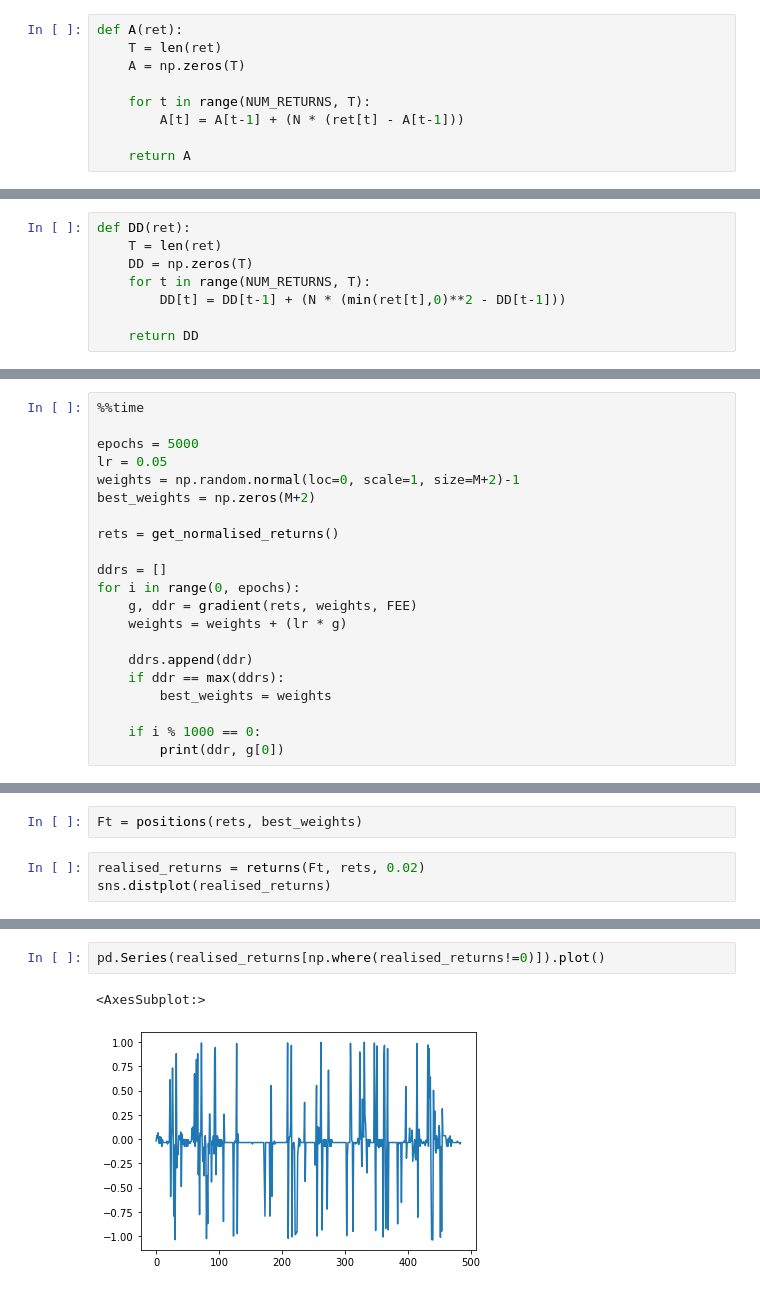
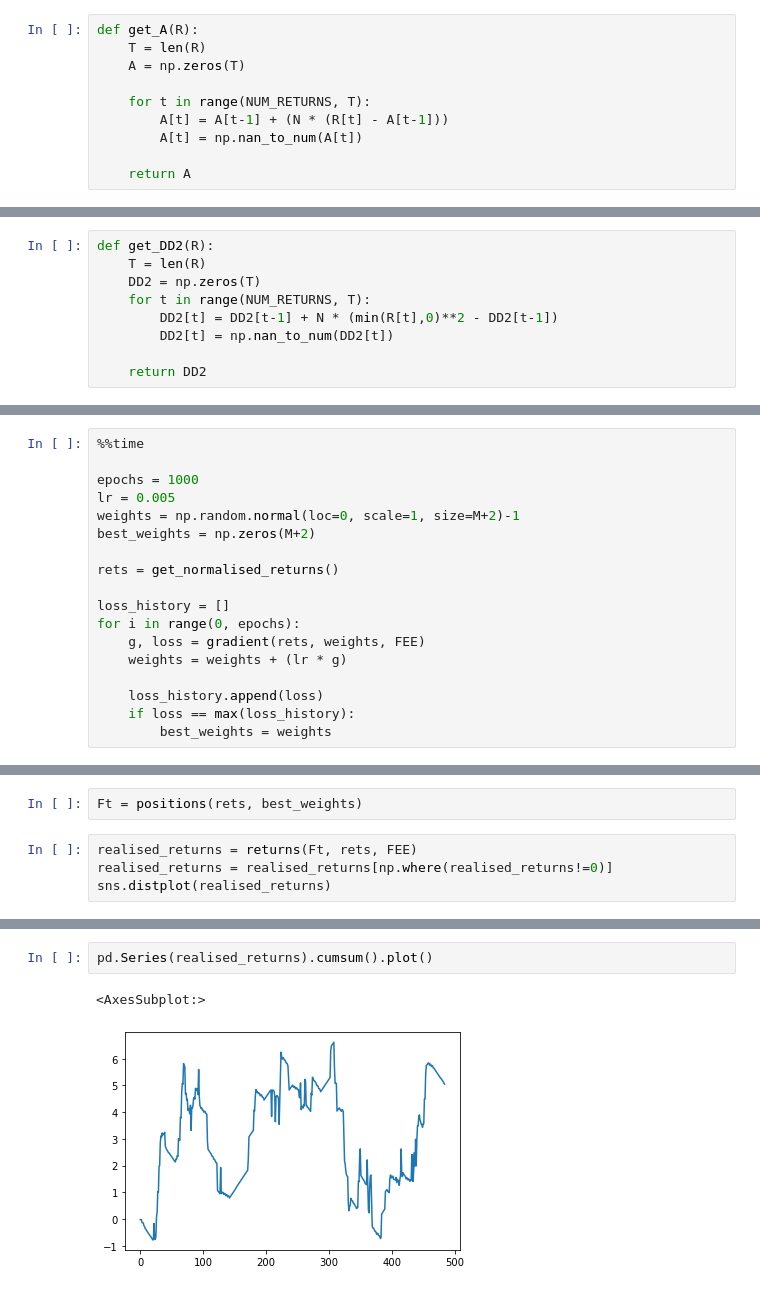
Before and after one commit to Tiergarten/reinforcement-trader, a Jupyter notebook: 3_reinforcement_trading_simple.ipynb, the cells around one changed output, grey strips where cells are left out. Saved outputs shown, nothing was run; the diff lists cells and outputs as text.

Commit message:
move to use notation from paper. graph loss

```diff
--- a/3_reinforcement_trading_simple.ipynb
+++ b/3_reinforcement_trading_simple.ipynb
@@ -105,25 +115,27 @@ Where $$DD_{T} = (\frac{1}{T}\sum \limits _{t=1} ^ {T} min \{R_{t},0\}^2)^\frac{
 Exponential moving average of returns:
 $$A_{t} = A_{t-1} + n(R_{t} - A_{t-1})$$
 # %%
-def A(ret):
-    T = len(ret)
+def get_A(R):
+    T = len(R)
     A = np.zeros(T)
 
     for t in range(NUM_RETURNS, T):
-        A[t] = A[t-1] + (N * (ret[t] - A[t-1]))
+        A[t] = A[t-1] + (N * (R[t] - A[t-1]))
+        A[t] = np.nan_to_num(A[t])
 
     return A
 # %% [markdown]
 Exponential moving average of squared drawdown:
 $$DD_{t}^2 = DD_{t-1}^2 + n(min(R_{t},0)^2 - DD_{t-1}^2)$$
 # %%
-def DD(ret):
-    T = len(ret)
-    DD = np.zeros(T)
+def get_DD2(R):
+    T = len(R)
+    DD2 = np.zeros(T)
     for t in range(NUM_RETURNS, T):
-        DD[t] = DD[t-1] + (N * (min(ret[t],0)**2 - DD[t-1]))
+        DD2[t] = DD2[t-1] + N * (min(R[t],0)**2 - DD2[t-1])
+        DD2[t] = np.nan_to_num(DD2[t])
 
-    return DD
+    return DD2
 # %% [markdown]
 Combined to produce the Differential Downside Deviation Ratio (DDR):
 
@@ -208,22 +219,19 @@ def _gradient(rets, pos, a, dd, fee):
 # %%
 %%time
 
-epochs = 5000
-lr = 0.05
+epochs = 1000
+lr = 0.005
 weights = np.random.normal(loc=0, scale=1, size=M+2)-1
 best_weights = np.zeros(M+2)
 
 rets = get_normalised_returns()
 
-ddrs = []
+loss_history = []
 for i in range(0, epochs):
-    g, ddr = gradient(rets, weights, FEE)
+    g, loss = gradient(rets, weights, FEE)
     weights = weights + (lr * g)
 
-    ddrs.append(ddr)
-    if ddr == max(ddrs):
+    loss_history.append(loss)
+    if loss == max(loss_history):
         best_weights = weights
-
-    if i % 1000 == 0:
-        print(ddr, g[0])
 # %% [output]
@@ -247,7 +245,8 @@ Wall time: 1min 31s
 # %%
 Ft = positions(rets, best_weights)
 # %%
-realised_returns = returns(Ft, rets, 0.02)
+realised_returns = returns(Ft, rets, FEE)
+realised_returns = realised_returns[np.where(realised_returns!=0)]
 sns.distplot(realised_returns)
 # %% [output]
 <AxesSubplot:>
@@ -259,5 +254,5 @@ np.mean(realised_returns[np.where(realised_returns!=0)])
 # %%
-pd.Series(realised_returns[np.where(realised_returns!=0)]).plot()
+pd.Series(realised_returns).cumsum().plot()
 # %% [output]
 <AxesSubplot:>
-[figure, old version]
+[figure, new version]
```
Also changed, not shown: parts of 15 cells of this notebook.
